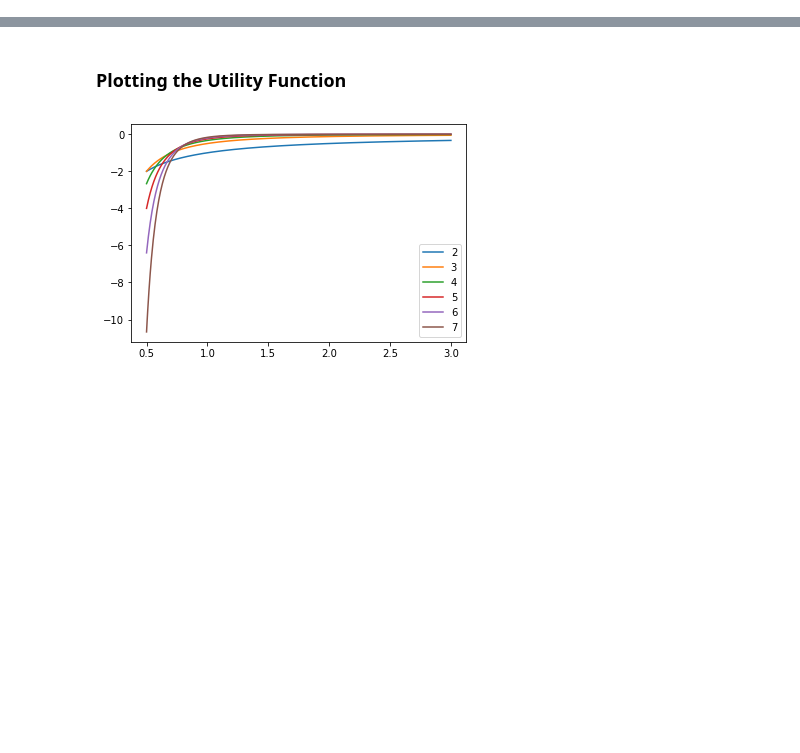
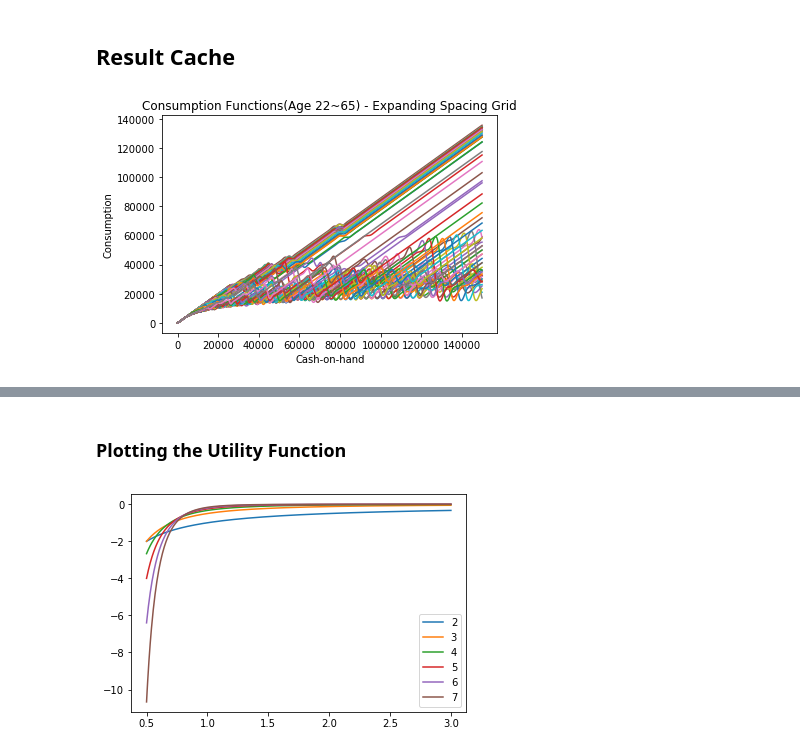
Before and after one commit to Quintus-Zhang/Tracer, a Jupyter notebook: jupyter/expanding_grid.ipynb, the cells around one changed output, grey strips where cells are left out. Saved outputs shown, nothing was run; the diff lists cells and outputs as text; code cells hidden in the pictures; blank space fills up the shorter version.

```diff
--- a/jupyter/expanding_grid.ipynb
+++ b/jupyter/expanding_grid.ipynb
@@ -4,3 +4,25 @@ import numpy as np
 import pandas as pd
 import matplotlib.pyplot as plt
 from scipy.interpolate import CubicSpline
+# %% [markdown]
+## Result Cache
+# %%
+base_path = '/Users/Quintus/Google Drive/Dynamic Programming/code'
+denser_fp = os.path.join(base_path, 'results_cache', 'Loop on term and rho, denser grid')
+spe_run_fp = os.path.join(denser_fp, 'Loop on term and rho, gamma=4, denser=501_3001, exp4wc, term=15, run3')
+c_func_fp = os.path.join(spe_run_fp, 'c function_15_0.87_4.xlsx')
+c_df = pd.read_excel(c_func_fp)
+
+end = 15000000 / 100
+grid_w = np.arange(1, end, 100)
+for age in range(22, 100):
+    spline = CubicSpline(c_df[str(100)], c_df[str(age)], bc_type='natural')
+    c = spline(grid_w)
+    plt.plot(grid_w, c, label=str(age))
+plt.xlabel('Cash-on-hand')
+plt.ylabel('Consumption')
+plt.title('Consumption Functions(Age 22~65) - Expanding Spacing Grid')
+# plt.legend()
+plt.show()
+# %% [output]
+[figure, added]
```
Also changed, not shown: parts of 8 cells of this notebook, 5 other files.
